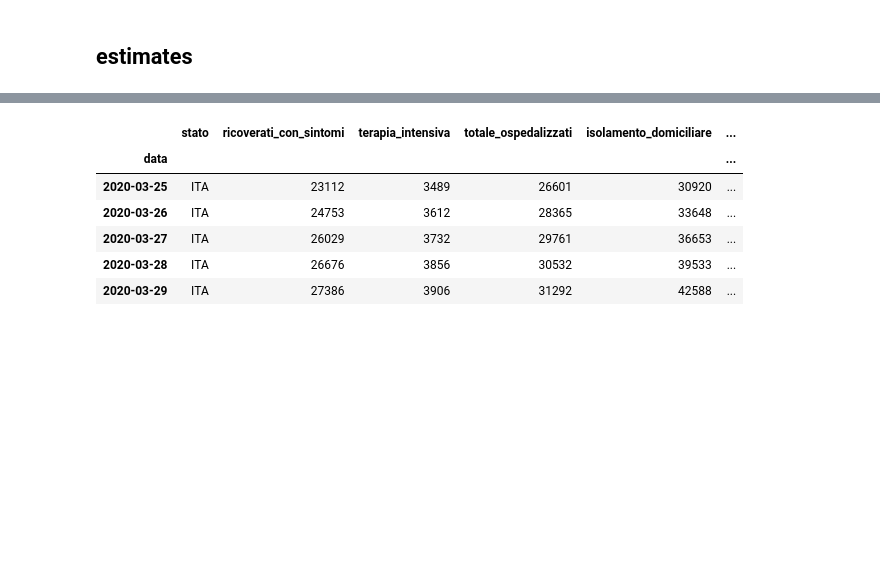
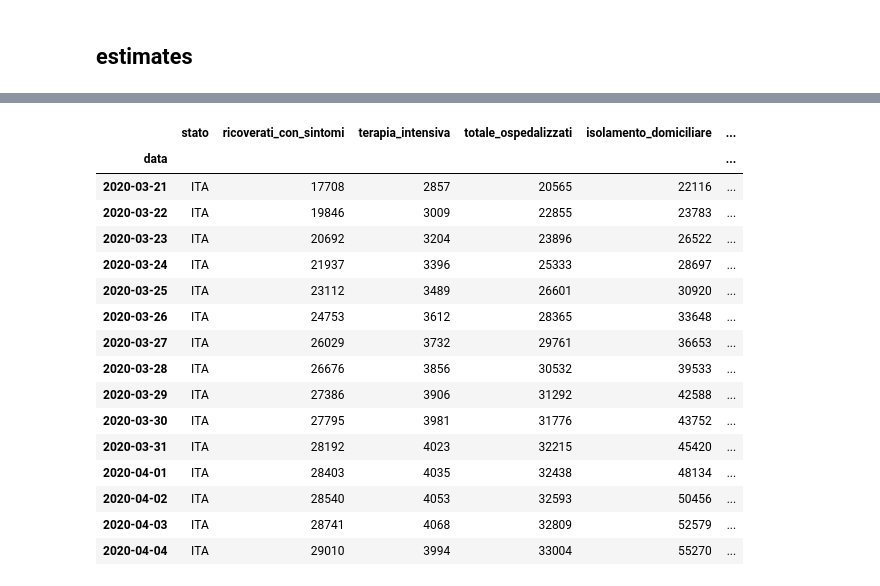
Before and after one commit to alexamici/covid-19-notebooks, a Jupyter notebook: notebooks/italy-situation-report.ipynb, the cells around one changed output, grey strips where cells are left out. Saved outputs shown, nothing was run; the diff lists cells and outputs as text; code cells hidden in the pictures; blank space fills up the shorter version.

```diff
--- a/notebooks/italy-situation-report.ipynb
+++ b/notebooks/italy-situation-report.ipynb
@@ -24,7 +23,7 @@ PALETTE = sns.color_palette()
 ## data
 # %%
 data_italy_path = 'dpc-covid19-ita-andamento-nazionale.csv'
-# data_italy_path = covid19.data.download('andamento-nazionale')
+data_italy_path = covid19.data.download('andamento-nazionale')
 # %%
 data_italy = pd.read_csv(data_italy_path, parse_dates=['data'], index_col=['data'])
 data_italy.index = data_italy.index.normalize()
@@ -163,10 +156,20 @@ deceduti                   T_d=7.10, t_0='2019-12-24', r^2=0.999 start='2020-03-
 # %%
-data_italy.tail()
+data_italy.tail(15)
 # %% [output]
 |  | stato | ricoverati_con_sintomi | terapia_intensiva | totale_ospedalizzati | isolamento_domiciliare | ... |
 | data |  |  |  |  |  | ... |
+| 2020-03-21 | ITA | 17708 | 2857 | 20565 | 22116 | ... |
+| 2020-03-22 | ITA | 19846 | 3009 | 22855 | 23783 | ... |
+| 2020-03-23 | ITA | 20692 | 3204 | 23896 | 26522 | ... |
+| 2020-03-24 | ITA | 21937 | 3396 | 25333 | 28697 | ... |
 | 2020-03-25 | ITA | 23112 | 3489 | 26601 | 30920 | ... |
 | 2020-03-26 | ITA | 24753 | 3612 | 28365 | 33648 | ... |
 | 2020-03-27 | ITA | 26029 | 3732 | 29761 | 36653 | ... |
 | 2020-03-28 | ITA | 26676 | 3856 | 30532 | 39533 | ... |
 | 2020-03-29 | ITA | 27386 | 3906 | 31292 | 42588 | ... |
+| 2020-03-30 | ITA | 27795 | 3981 | 31776 | 43752 | ... |
+| 2020-03-31 | ITA | 28192 | 4023 | 32215 | 45420 | ... |
+| 2020-04-01 | ITA | 28403 | 4035 | 32438 | 48134 | ... |
+| 2020-04-02 | ITA | 28540 | 4053 | 32593 | 50456 | ... |
+| 2020-04-03 | ITA | 28741 | 4068 | 32809 | 52579 | ... |
+| 2020-04-04 | ITA | 29010 | 3994 | 33004 | 55270 | ... |
```
Also changed, not shown: parts of 10 cells of this notebook.
